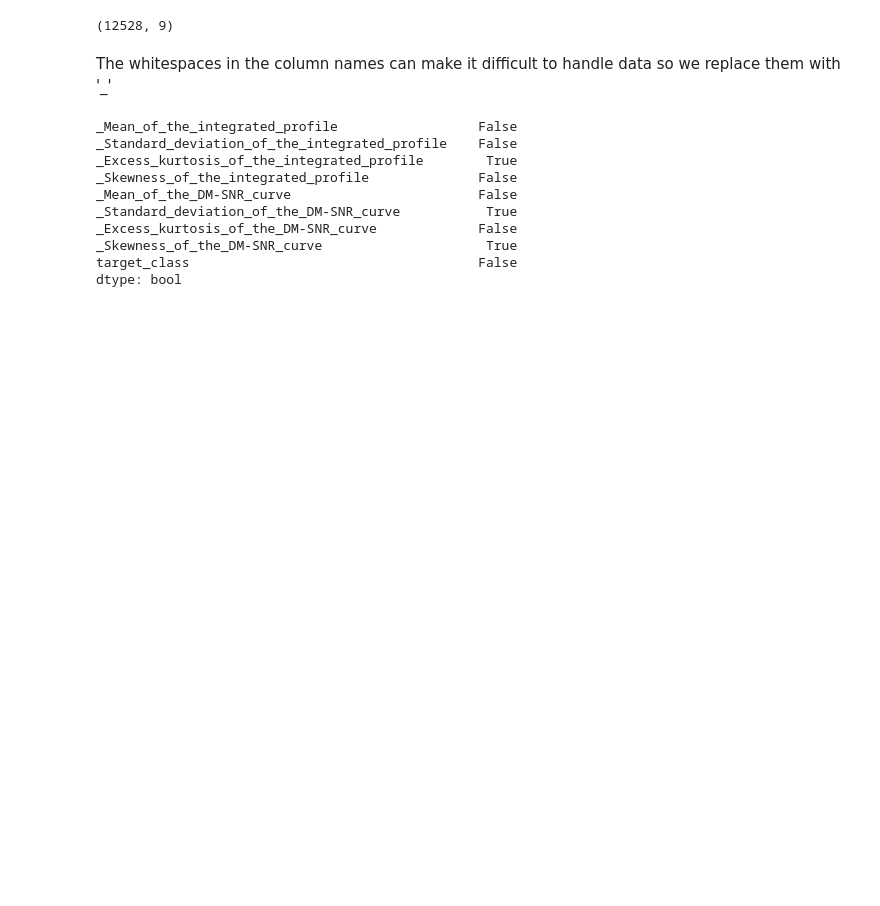
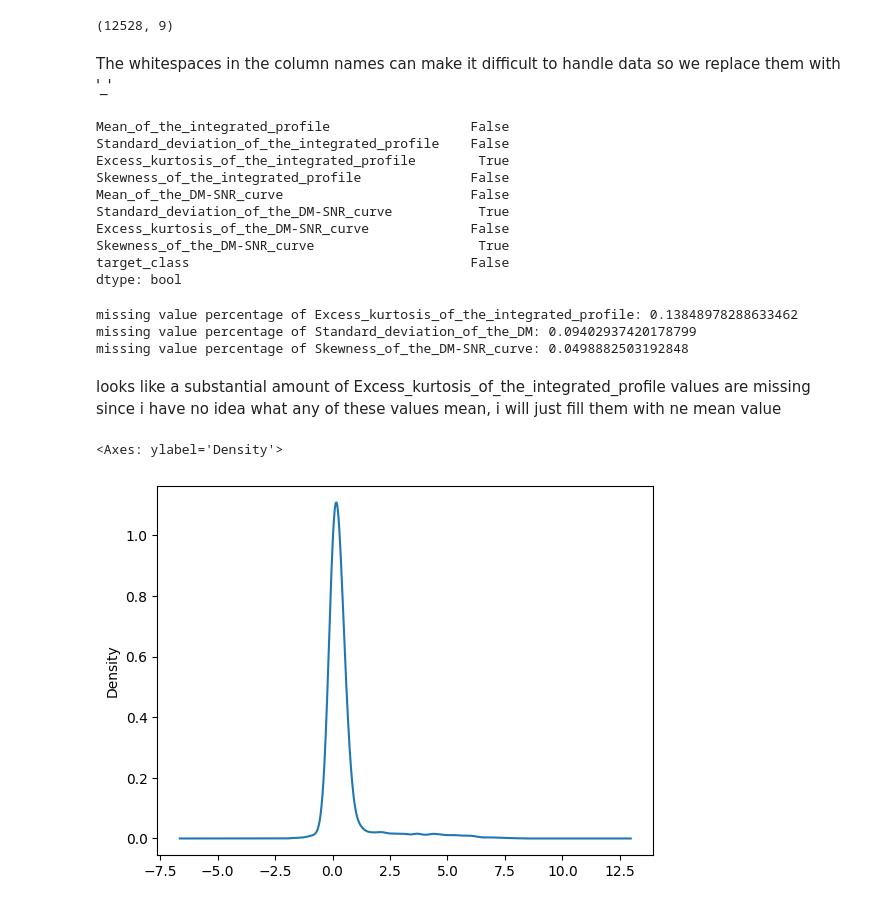
Before and after one commit to ybrenning/ivda, a Jupyter notebook: 04/04-solution.ipynb, the cells around one changed output. Cells and saved outputs as stored; diff of their text form; code cells hidden in the pictures; blank space fills up the shorter version.

```diff
--- a/04/04-solution.ipynb
+++ b/04/04-solution.ipynb
@@ -24,17 +25,18 @@ df.shape
 The whitespaces in the column names can make it difficult to handle data so we replace them with '_'
 # %%
 # delete leading spaces
-df.columns = df.columns.str.replace(r'^/ ', '')
+df.columns = df.columns.str.strip()
+
 df.columns = [c.replace(' ', '_') for c in df.columns]
 df.isna().any()
 # %% [output]
-_Mean_of_the_integrated_profile                  False
-_Standard_deviation_of_the_integrated_profile    False
-_Excess_kurtosis_of_the_integrated_profile        True
-_Skewness_of_the_integrated_profile              False
-_Mean_of_the_DM-SNR_curve                        False
-_Standard_deviation_of_the_DM-SNR_curve           True
-_Excess_kurtosis_of_the_DM-SNR_curve             False
-_Skewness_of_the_DM-SNR_curve                     True
-target_class                                     False
+Mean_of_the_integrated_profile                  False
+Standard_deviation_of_the_integrated_profile    False
+Excess_kurtosis_of_the_integrated_profile        True
+Skewness_of_the_integrated_profile              False
+Mean_of_the_DM-SNR_curve                        False
+Standard_deviation_of_the_DM-SNR_curve           True
+Excess_kurtosis_of_the_DM-SNR_curve             False
+Skewness_of_the_DM-SNR_curve                     True
+target_class                                    False
 dtype: bool
@@ -42,0 +43,25 @@ dtype: bool
+# %%
+print(
+    "missing value percentage of Excess_kurtosis_of_the_integrated_profile: "
+    + str(df["Excess_kurtosis_of_the_integrated_profile"].isna().sum() / df.shape[0])
+)
+print(
+    "missing value percentage of Standard_deviation_of_the_DM: "
+    + str(df["Standard_deviation_of_the_DM-SNR_curve"].isna().sum() / df.shape[0])
+)
+print(
+    "missing value percentage of Skewness_of_the_DM-SNR_curve: "
+    + str(df["Skewness_of_the_DM-SNR_curve"].isna().sum() / df.shape[0])
+)
+# %% [output]
+missing value percentage of Excess_kurtosis_of_the_integrated_profile: 0.13848978288633462
+missing value percentage of Standard_deviation_of_the_DM: 0.09402937420178799
+missing value percentage of Skewness_of_the_DM-SNR_curve: 0.0498882503192848
+# %% [markdown]
+looks like a substantial amount of Excess_kurtosis_of_the_integrated_profile values are missing
+since i have no idea what any of these values mean, i will just fill them with ne mean value
+# %%
+df['Excess_kurtosis_of_the_integrated_profile'].plot(kind='kde')
+# %% [output]
+<Axes: ylabel='Density'>
+[figure, added]
```
Also changed, not shown: parts of 18 cells of this notebook.
